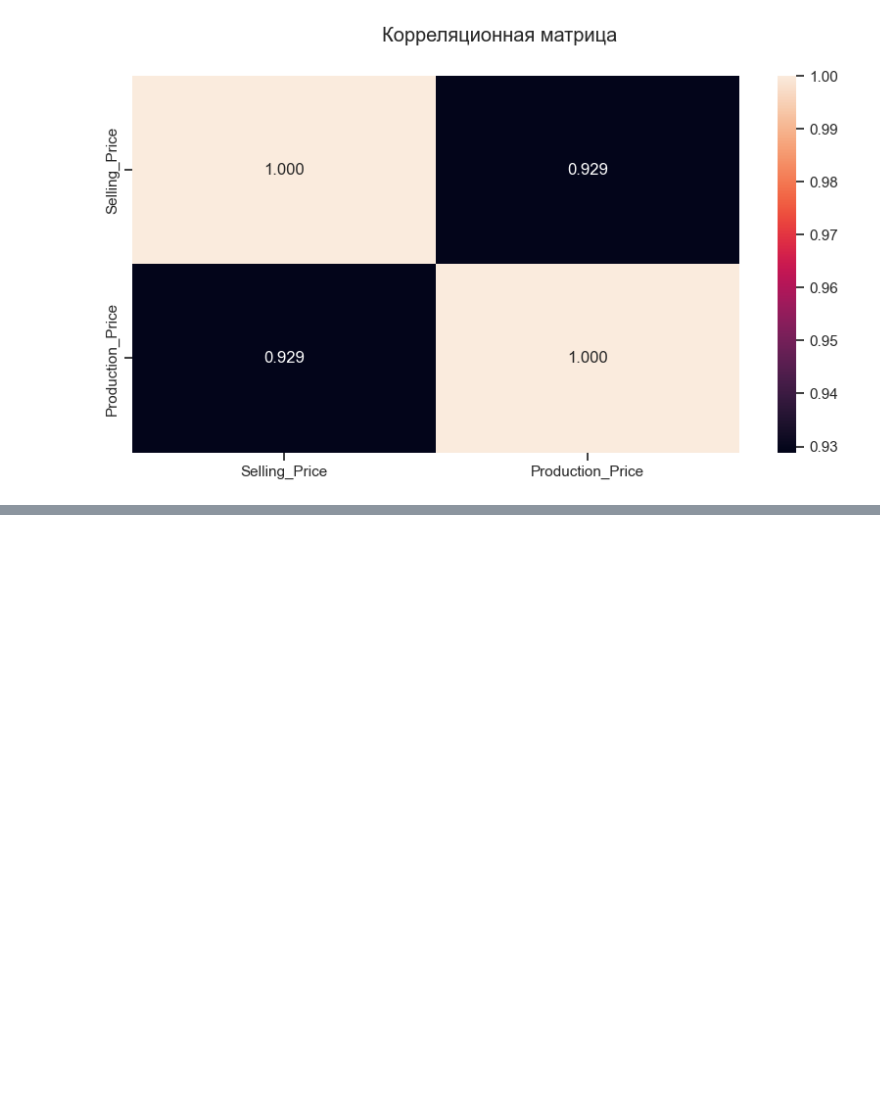
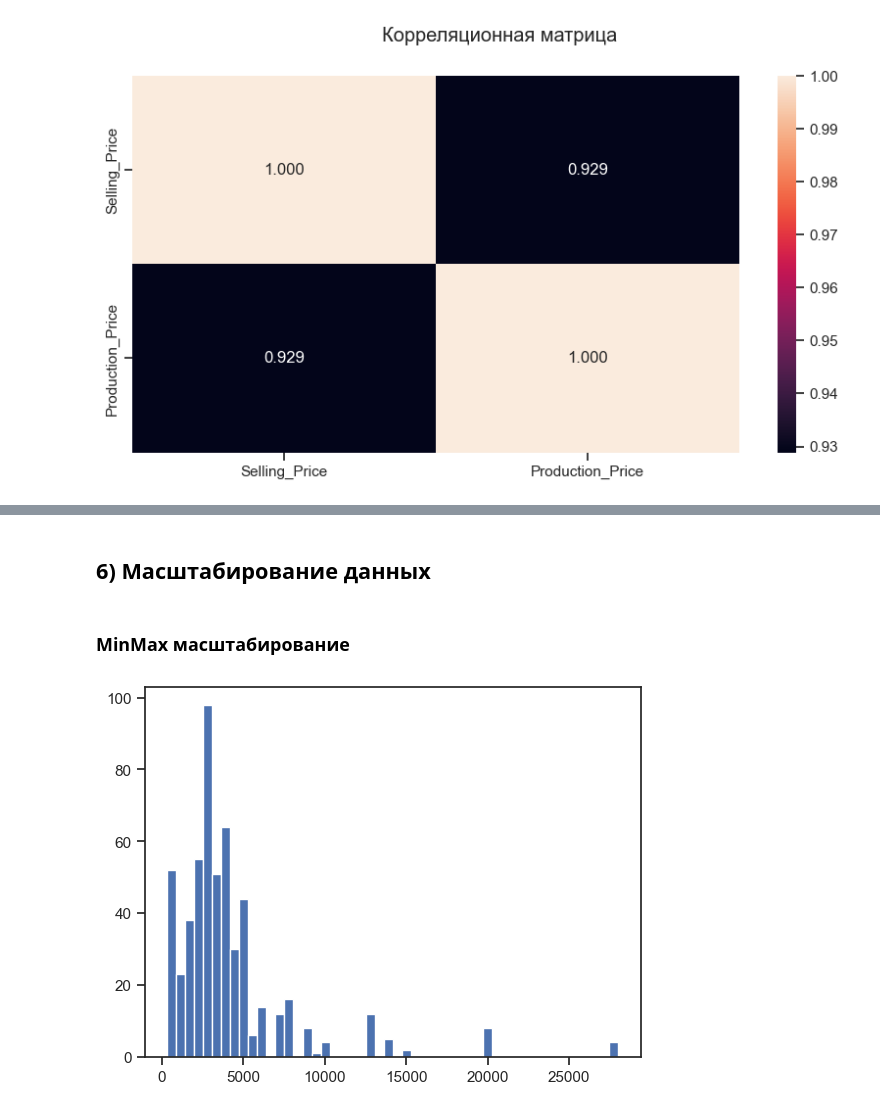
Before and after one commit to DriverOnLips/ml_bmstu_2024, a Jupyter notebook: processing.ipynb, the cells around one changed output, grey strips where cells are left out. Saved outputs shown, nothing was run; the diff lists cells and outputs as text; code cells hidden in the pictures; blank space fills up the shorter version.

```diff
--- a/processing.ipynb
+++ b/processing.ipynb
@@ -250,0 +332,2 @@ sns.heatmap(data.corr(numeric_only=True), ax=ax, annot=True, fmt='.3f')
+# %% [markdown]
+## 6) Масштабирование данных
@@ -250,0 +336,2 @@ sns.heatmap(data.corr(numeric_only=True), ax=ax, annot=True, fmt='.3f')
+# %% [markdown]
+### MinMax масштабирование
@@ -250,0 +341,5 @@ sns.heatmap(data.corr(numeric_only=True), ax=ax, annot=True, fmt='.3f')
+# %%
+plt.hist(data['Selling_Price'], 50)
+plt.show()
+# %% [output]
+[figure, added]
```
Also changed, not shown: parts of 28 cells of this notebook.
